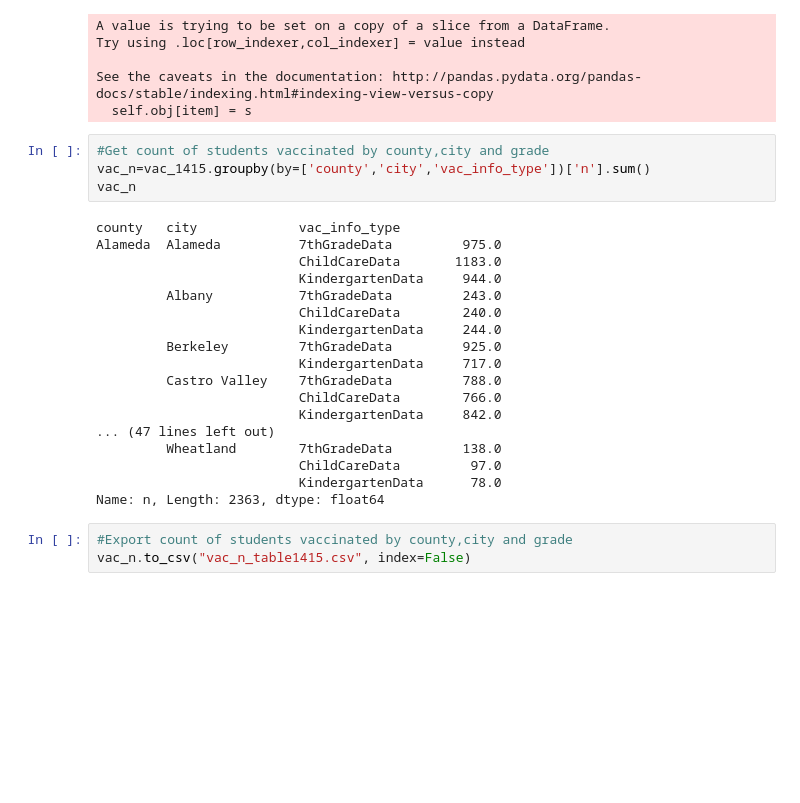
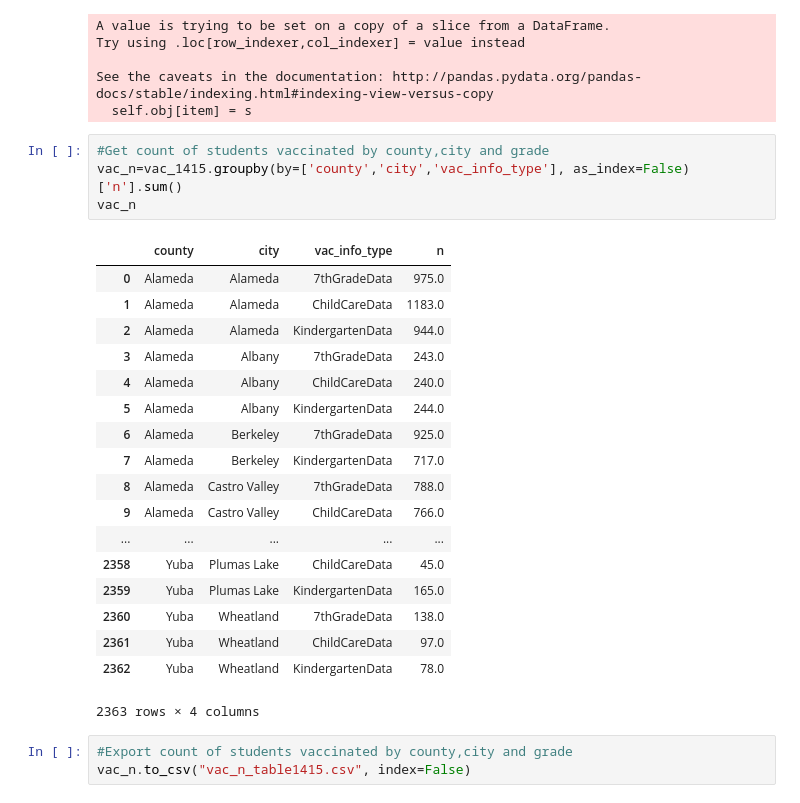
Before and after one commit to jeffrey-hsu/mids_capstone, a Jupyter notebook: vaxxfacts/cleaning_etl/Data_Cleaning_14_15.ipynb, the cells around one changed output. Drawn from its saved outputs; the diff is of its cells as text; blank space fills up the shorter version.

```diff
--- a/vaxxfacts/cleaning_etl/Data_Cleaning_14_15.ipynb
+++ b/vaxxfacts/cleaning_etl/Data_Cleaning_14_15.ipynb
@@ -397,26 +397,27 @@ See the caveats in the documentation: http://pandas.pydata.org/pandas-docs/stabl
   self.obj[item] = s
 # %%
 #Get count of students vaccinated by county,city and grade
-vac_n=vac_1415.groupby(by=['county','city','vac_info_type'])['n'].sum()
+vac_n=vac_1415.groupby(by=['county','city','vac_info_type'], as_index=False)['n'].sum()
 vac_n
 # %% [output]
+|  | county | city | vac_info_type | n |
+| 0 | Alameda | Alameda | 7thGradeData | 975.0 |
+| 1 | Alameda | Alameda | ChildCareData | 1183.0 |
+| 2 | Alameda | Alameda | KindergartenData | 944.0 |
+| 3 | Alameda | Albany | 7thGradeData | 243.0 |
+| 4 | Alameda | Albany | ChildCareData | 240.0 |
+| 5 | Alameda | Albany | KindergartenData | 244.0 |
+| 6 | Alameda | Berkeley | 7thGradeData | 925.0 |
+| 7 | Alameda | Berkeley | KindergartenData | 717.0 |
+| 8 | Alameda | Castro Valley | 7thGradeData | 788.0 |
+| 9 | Alameda | Castro Valley | ChildCareData | 766.0 |
+| ... | ... | ... | ... | ... |
+| 2358 | Yuba | Plumas Lake | ChildCareData | 45.0 |
+| 2359 | Yuba | Plumas Lake | KindergartenData | 165.0 |
+| 2360 | Yuba | Wheatland | 7thGradeData | 138.0 |
+| 2361 | Yuba | Wheatland | ChildCareData | 97.0 |
+| 2362 | Yuba | Wheatland | KindergartenData | 78.0 |
-county   city             vac_info_type
-Alameda  Alameda          7thGradeData         975.0
-                          ChildCareData       1183.0
-                          KindergartenData     944.0
-         Albany           7thGradeData         243.0
-                          ChildCareData        240.0
-                          KindergartenData     244.0
-         Berkeley         7thGradeData         925.0
-                          KindergartenData     717.0
-         Castro Valley    7thGradeData         788.0
-                          ChildCareData        766.0
-                          KindergartenData     842.0
-... (47 lines left out)
-         Wheatland        7thGradeData         138.0
-                          ChildCareData         97.0
-                          KindergartenData      78.0
-Name: n, Length: 2363, dtype: float64
+2363 rows × 4 columns
 # %%
 #Export count of students vaccinated by county,city and grade
 vac_n.to_csv("vac_n_table1415.csv", index=False)
```
Also changed, not shown: parts of 1 cell of this notebook, 7 other files.
